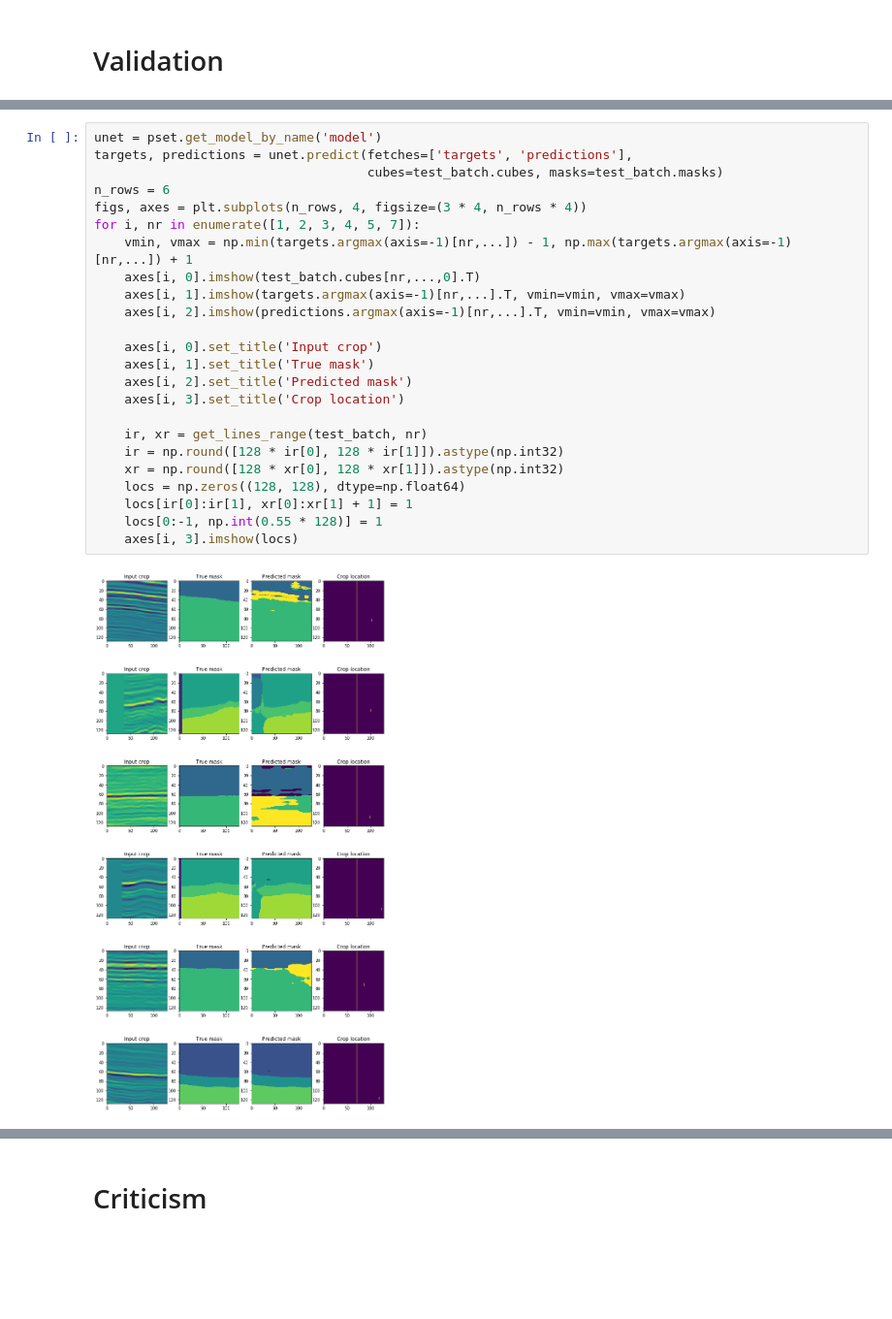
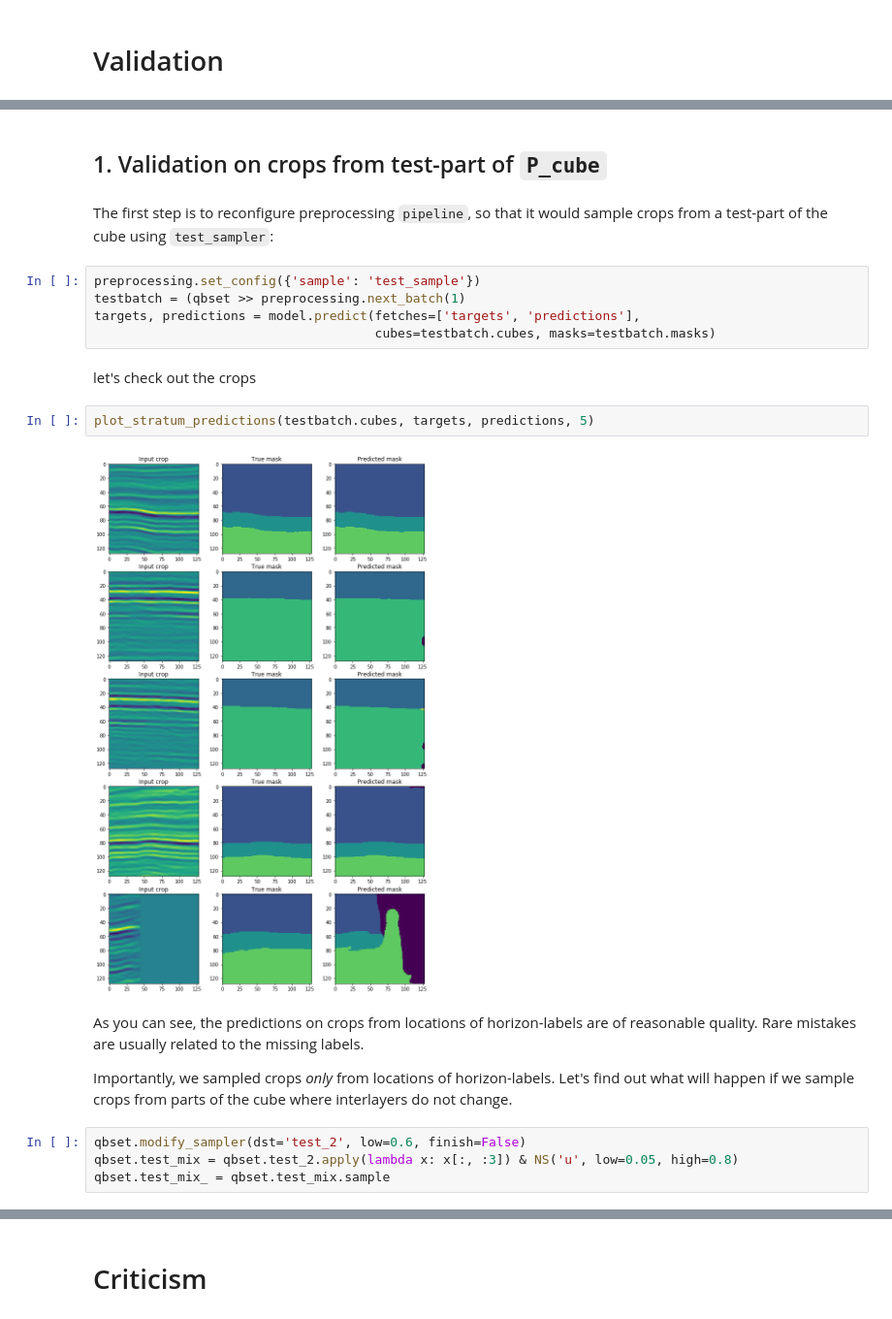
Before and after one commit to sadaqatali2027/seismiqb-1, a Jupyter notebook: models/Segmenting_interlayers.ipynb, the cells around one changed output, grey strips where cells are left out. Shown at 97% size. Saved outputs shown, nothing was run; the diff lists cells and outputs as text; blank space fills up the shorter version.

```diff
--- a/models/Segmenting_interlayers.ipynb
+++ b/models/Segmenting_interlayers.ipynb
@@ -172,26 +156,23 @@ import tensorflow as tf
-# %%
-unet = pset.get_model_by_name('model')
-targets, predictions = unet.predict(fetches=['targets', 'predictions'],
-                                    cubes=test_batch.cubes, masks=test_batch.masks)
-n_rows = 6
-figs, axes = plt.subplots(n_rows, 4, figsize=(3 * 4, n_rows * 4))
-for i, nr in enumerate([1, 2, 3, 4, 5, 7]):
-    vmin, vmax = np.min(targets.argmax(axis=-1)[nr,...]) - 1, np.max(targets.argmax(axis=-1)[nr,...]) + 1
-    axes[i, 0].imshow(test_batch.cubes[nr,...,0].T)
-    axes[i, 1].imshow(targets.argmax(axis=-1)[nr,...].T, vmin=vmin, vmax=vmax)
-    axes[i, 2].imshow(predictions.argmax(axis=-1)[nr,...].T, vmin=vmin, vmax=vmax)
-
-    axes[i, 0].set_title('Input crop')
-    axes[i, 1].set_title('True mask')
-    axes[i, 2].set_title('Predicted mask')
-    axes[i, 3].set_title('Crop location')
-
-    ir, xr = get_lines_range(test_batch, nr)
-    ir = np.round([128 * ir[0], 128 * ir[1]]).astype(np.int32)
-    xr = np.round([128 * xr[0], 128 * xr[1]]).astype(np.int32)
-    locs = np.zeros((128, 128), dtype=np.float64)
-    locs[ir[0]:ir[1], xr[0]:xr[1] + 1] = 1
-    locs[0:-1, np.int(0.55 * 128)] = 1
-    axes[i, 3].imshow(locs)
-# %% [output]
-[figure, removed]
+# %% [markdown]
+## 1. Validation on crops from test-part of `P_cube`
+# %% [markdown]
+The first step is to reconfigure preprocessing `pipeline`, so that it would sample crops from a test-part of the cube using `test_sampler`:
+# %%
+preprocessing.set_config({'sample': 'test_sample'})
+testbatch = (qbset >> preprocessing.next_batch(1)
+targets, predictions = model.predict(fetches=['targets', 'predictions'],
+                                     cubes=testbatch.cubes, masks=testbatch.masks)
+# %% [markdown]
+let's check out the crops
+# %%
+plot_stratum_predictions(testbatch.cubes, targets, predictions, 5)
+# %% [output]
+[figure, added]
+# %% [markdown]
+As you can see, the predictions on crops from locations of horizon-labels are of reasonable quality. Rare mistakes are usually related to the missing labels.
+
+Importantly, we sampled crops *only* from locations of horizon-labels. Let's find out what will happen if we sample crops from parts of the cube where interlayers do not change.
+# %%
+qbset.modify_sampler(dst='test_2', low=0.6, finish=False)
+qbset.test_mix = qbset.test_2.apply(lambda x: x[:, :3]) & NS('u', low=0.05, high=0.8)
+qbset.test_mix_ = qbset.test_mix.sample
```
Also changed, not shown: parts of 65 cells of this notebook, 1 other file.
